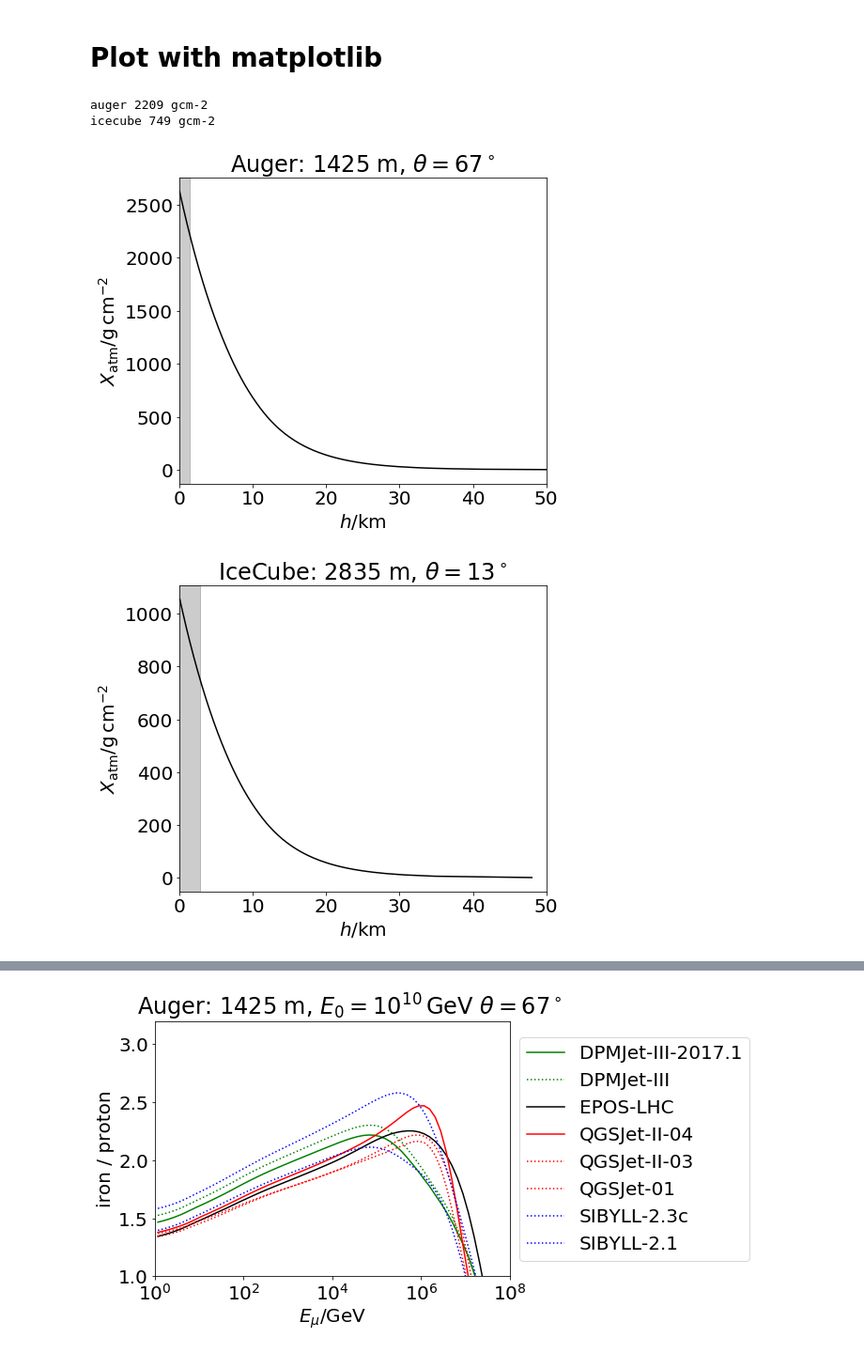
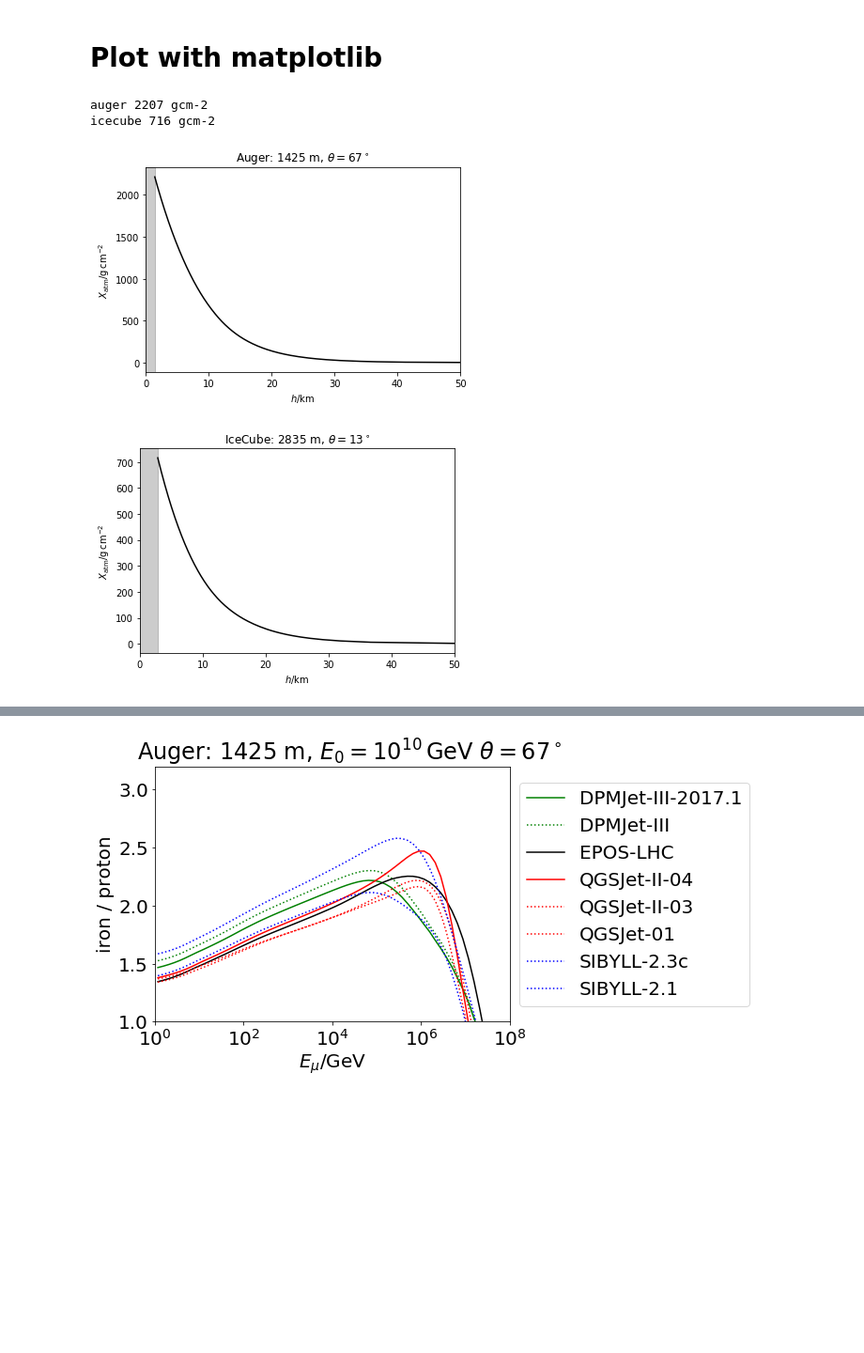
Before and after one commit to mceq-project/MCEq, a Jupyter notebook: examples/Muon spectra.ipynb, the cells around one changed output, grey strips where cells are left out. Shown at 94% size. Saved outputs shown, nothing was run; the diff lists cells and outputs as text; code cells hidden in the pictures; blank space fills up the shorter version.

```diff
--- a/examples/Muon spectra.ipynb
+++ b/examples/Muon spectra.ipynb
@@ -6,33 +6,27 @@ Author: Hans Dembinski (https://github.com/HDembinski)
 - prompt: mother has lifetime < D0
 # %%
 #basic imports and ipython setup
-%load_ext autoreload
-%matplotlib inline
-%autoreload 2
-import os
 import matplotlib.pyplot as plt
 from matplotlib import rcParams
-rcParams["font.size"] = 20
+rcParams["font.size"] = 15
 rcParams["figure.figsize"] = (7, 6)
 from scipy.interpolate import interp1d
 from scipy.integrate import trapz
-
 import numpy as np
-os.chdir('..')
 
 #import solver related modules
 from MCEq.core import MCEqRun
-from mceq_config import config
+import mceq_config as config
 #import primary model choices
-import CRFluxModels as pm
+import crflux.models as pm
 # %%
 interaction_models = (
-    'DPMJet-III-2017.1',
-    'DPMJet-III',
+    'DPMJet-III-19.1',
+    'DPMJet-III-3.0.6',
     'EPOS-LHC',
     'QGSJet-II-04',
     'QGSJet-II-03',
-    'QGSJet-01',
+    'QGSJet-01c',
     'SIBYLL-2.3c',
     'SIBYLL-2.1',
 )
@@ -56,24 +50,26 @@ for experiment in ("auger", "icecube"):
             print "=== processing", experiment, interaction_model, prim, "==="
             spectra = lepton_spectra[experiment][interaction_model][prim] = {}
 
-            cfg = dict(config)
-            cfg["density_model"] = {
-                "icecube": ("CORSIKA", ("BK_USStd", None)),#("MSIS00_IC", ("SouthPole", "January")),
-                "auger": ("CORSIKA", ("BK_USStd", None)),
-            }[experiment]
-            cfg["h_obs"] = h_obs[experiment]
+            config.h_obs = h_obs[experiment]
             mceq_run = MCEqRun(
                 interaction_model,
                 primary_model=(pm.HillasGaisser2012, 'H3a'),
                 theta_deg=theta_deg[experiment],
-                **cfg
+            )
+            mceq_run.set_density_model(
+                {
+                    "icecube": ("MSIS00_IC", ("SouthPole", "January")),
+                    "auger": ("CORSIKA", ("BK_USStd", None)),
+                }[experiment]
             )
 
             a = {"proton": 1, "iron": 56}[prim]
-            mceq_run.set_single_primary_particle(
-                cr_energy[experiment],
-                {"proton": 14, "iron": 5626}[prim]
-            )
+            if prim == 'proton':
+                mceq_run.set_single_primary_particle(
+                    cr_energy[experiment], pdg_id = 2212)
+            else:
+                mceq_run.set_single_primary_particle(
+                    cr_energy[experiment], corsika_id = 5626)
 
             Xvec = np.arange(1, mceq_run.density_model.max_X, 5)
             if experiment not in height_grid:
@@ -144,24 +181,24 @@ def model_linestyle(name):
 # %%
 # atmoshpere
 for experiment, (X, h) in height_grid.items():
     plt.figure()
     plt.title({
         "auger": r"Auger: 1425 m, $\theta = 67^\circ$",
         "icecube": r"IceCube: 2835 m, $\theta = 13^\circ$",
     }[experiment])
     plt.plot(h/1e3, X, "k-")
     plt.axvspan(0, h_obs[experiment]/1e3, color="k", alpha=0.2)
-    x_ground = interp1d(h, X)(h_obs[experiment])
+    x_ground = interp1d(h, X)(h_obs[experiment] + 20.)
     print "%s %.0f gcm-2" % (experiment, x_ground)
     plt.xlim(0, 50)
     plt.xlabel("$h$/km")
     plt.ylabel("$X_\mathrm{atm}/\mathrm{g\,cm^{-2}}$")
     #plt.semilogy()
 # %% [output]
-auger 2209 gcm-2
-icecube 749 gcm-2
+auger 2207 gcm-2
+icecube 716 gcm-2
-[figure, old version]
+[figure, new version]
-[figure, old version]
+[figure, new version]
 # %%
 # longitudinal
 h_mu_max = {"auger": 0.0, "icecube": 0.0}
```
Also changed, not shown: parts of 5 cells of this notebook, 10 other files.
